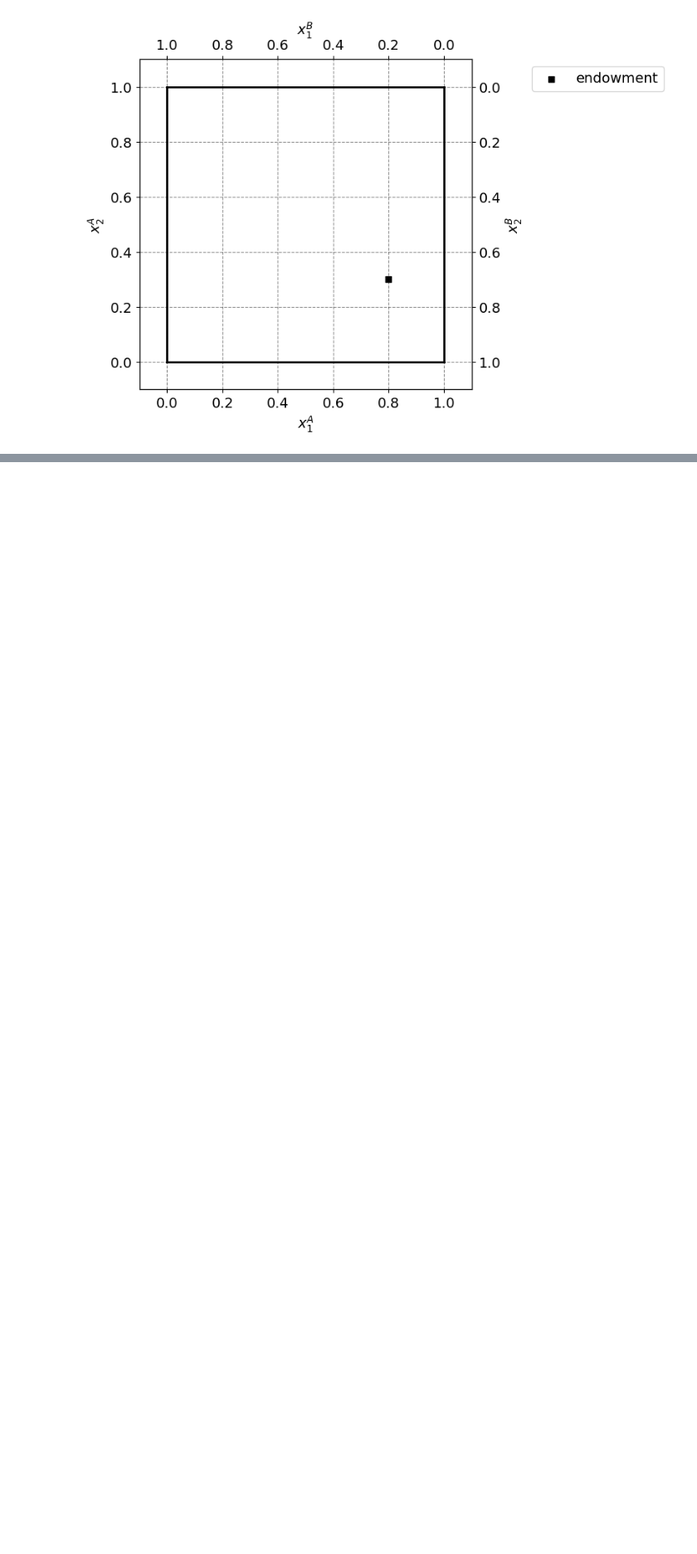
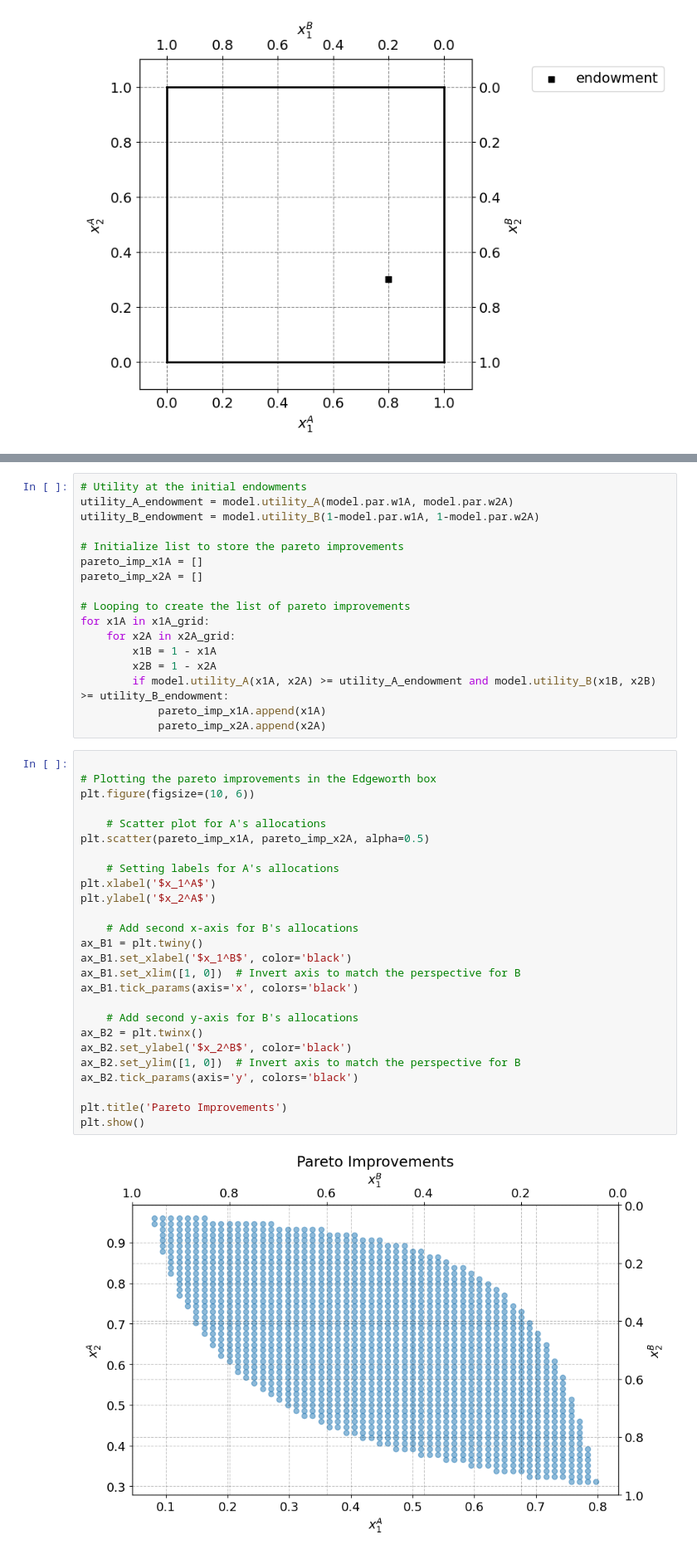
Before and after one commit to NumEconCopenhagen/projects-2024-isabel_nicole_snorri, a Jupyter notebook: inauguralproject/Documents from Lectures/InauguralProject2024.ipynb, the cells around one changed output, grey strips where cells are left out. Shown at 83% size. Cells and saved outputs as stored; diff of their text form; blank space fills up the shorter version.

```diff
--- a/inauguralproject/Documents from Lectures/InauguralProject2024.ipynb
+++ b/inauguralproject/Documents from Lectures/InauguralProject2024.ipynb
@@ -69,0 +88,45 @@ ax_A.legend(frameon=True,loc='upper right',bbox_to_anchor=(1.6,1.0));
+# %%
+# Utility at the initial endowments
+utility_A_endowment = model.utility_A(model.par.w1A, model.par.w2A)
+utility_B_endowment = model.utility_B(1-model.par.w1A, 1-model.par.w2A)
+
+# Initialize list to store the pareto improvements
+pareto_imp_x1A = []
+pareto_imp_x2A = []
+
+# Looping to create the list of pareto improvements
+for x1A in x1A_grid:
+    for x2A in x2A_grid:
+        x1B = 1 - x1A
+        x2B = 1 - x2A
+        if model.utility_A(x1A, x2A) >= utility_A_endowment and model.utility_B(x1B, x2B) >= utility_B_endowment:
+            pareto_imp_x1A.append(x1A)
+            pareto_imp_x2A.append(x2A)
+# %%
+
+# Plotting the pareto improvements in the Edgeworth box
+plt.figure(figsize=(10, 6))
+
+    # Scatter plot for A's allocations
+plt.scatter(pareto_imp_x1A, pareto_imp_x2A, alpha=0.5)
+
+    # Setting labels for A's allocations
+plt.xlabel('$x_1^A$')
+plt.ylabel('$x_2^A$')
+
+    # Add second x-axis for B's allocations
+ax_B1 = plt.twiny()
+ax_B1.set_xlabel('$x_1^B$', color='black')
+ax_B1.set_xlim([1, 0])  # Invert axis to match the perspective for B
+ax_B1.tick_params(axis='x', colors='black')
+
+    # Add second y-axis for B's allocations
+ax_B2 = plt.twinx()
+ax_B2.set_ylabel('$x_2^B$', color='black')
+ax_B2.set_ylim([1, 0])  # Invert axis to match the perspective for B
+ax_B2.tick_params(axis='y', colors='black')
+
+plt.title('Pareto Improvements')
+plt.show()
+# %% [output]
+[figure, added]
```
Also changed, not shown: parts of 14 cells of this notebook, 1 other file.
